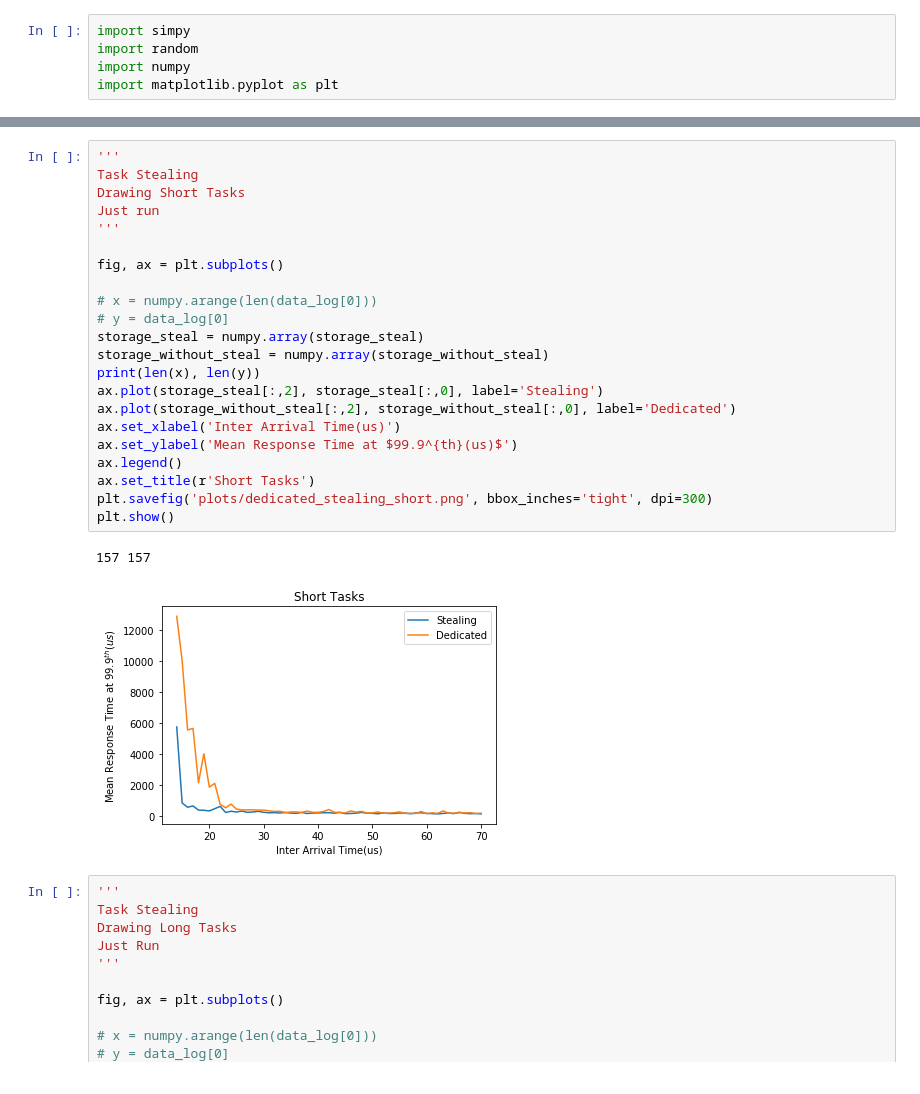
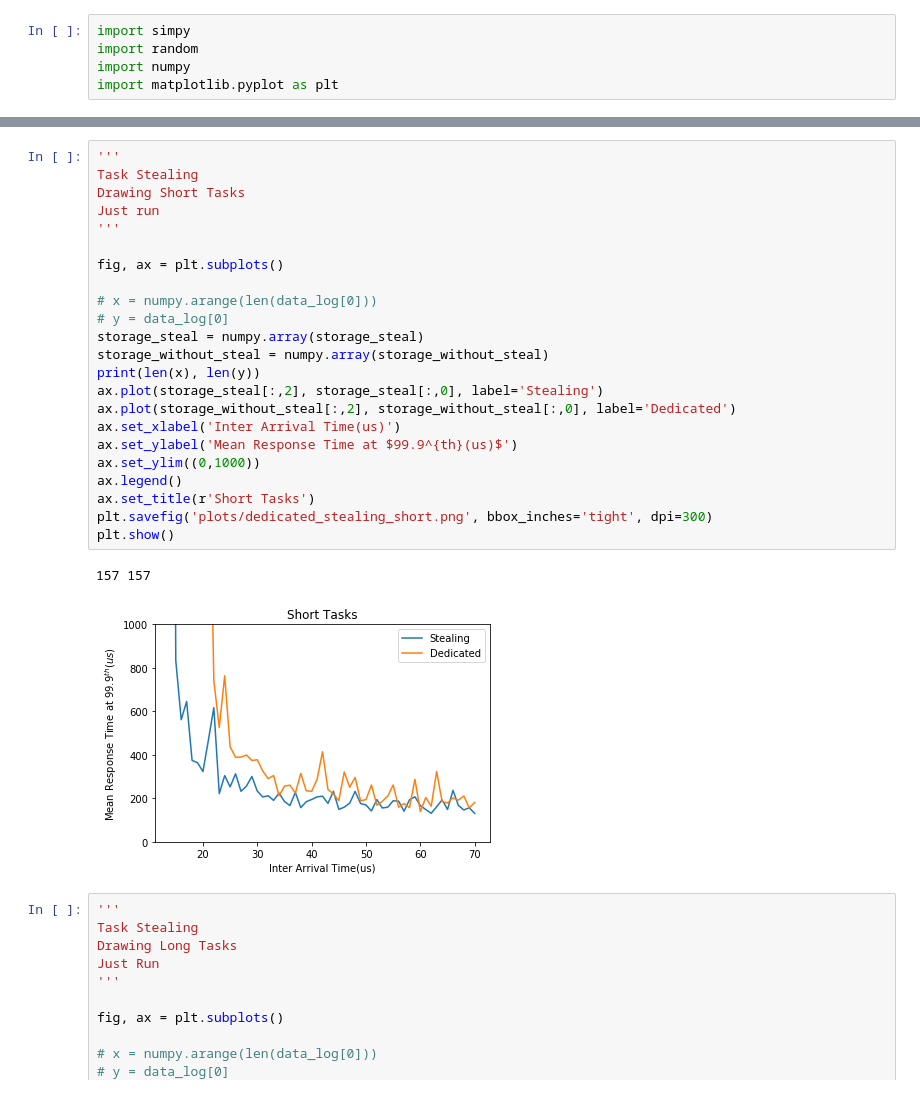
Before and after one commit to sarsanaee/mq_simulation, a Jupyter notebook: simul_steal.ipynb, the cells around one changed output, grey strips where cells are left out. Saved outputs shown, nothing was run; the diff lists cells and outputs as text.

```diff
--- a/simul_steal.ipynb
+++ b/simul_steal.ipynb
@@ -125,28 +125,29 @@ for i in range(70,13, -1):#[70, 60, 50, 40, 30, 20, 14]:
 # %%
 '''
 Task Stealing
 Drawing Short Tasks
 Just run
 '''
 
 fig, ax = plt.subplots()
 
 # x = numpy.arange(len(data_log[0]))
 # y = data_log[0]
 storage_steal = numpy.array(storage_steal)
 storage_without_steal = numpy.array(storage_without_steal)
 print(len(x), len(y))
 ax.plot(storage_steal[:,2], storage_steal[:,0], label='Stealing')
 ax.plot(storage_without_steal[:,2], storage_without_steal[:,0], label='Dedicated')
 ax.set_xlabel('Inter Arrival Time(us)')
 ax.set_ylabel('Mean Response Time at $99.9^{th}(us)$')
+ax.set_ylim((0,1000))
 ax.legend()
 ax.set_title(r'Short Tasks')
 plt.savefig('plots/dedicated_stealing_short.png', bbox_inches='tight', dpi=300)
 plt.show()
 # %% [output]
 157 157
-[figure, old version]
+[figure, new version]
 # %%
 '''
 Task Stealing
```
Also changed, not shown: 3 other files.
